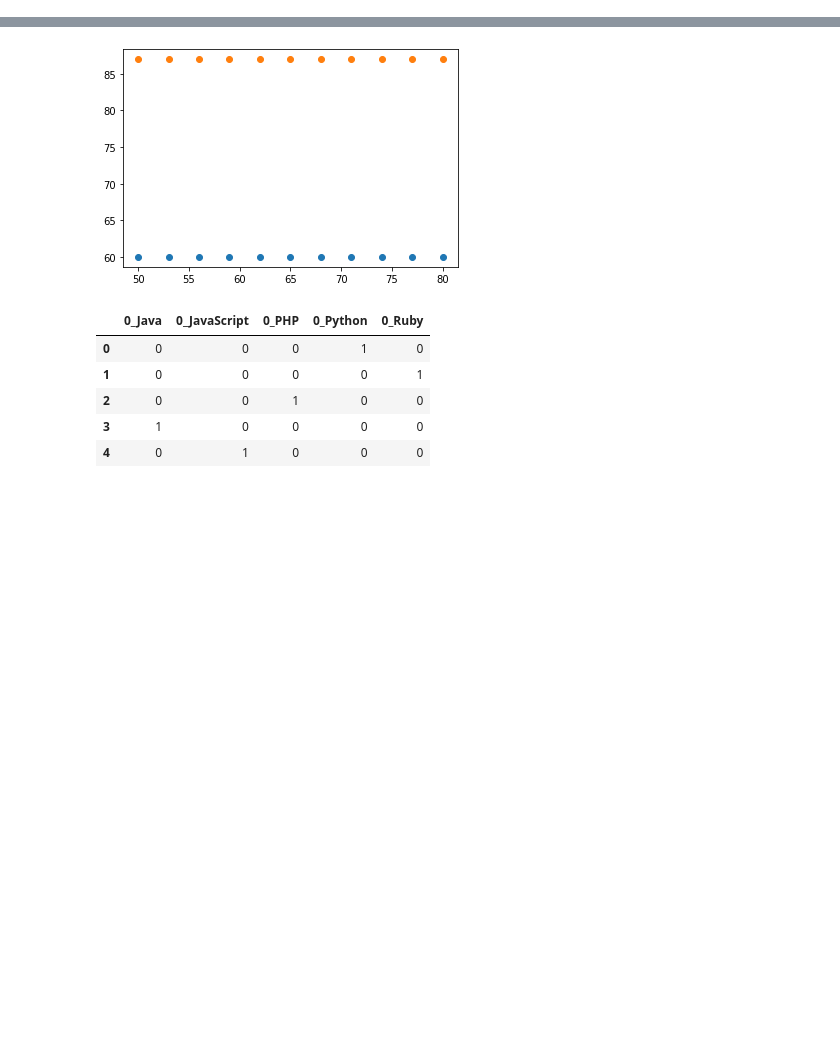
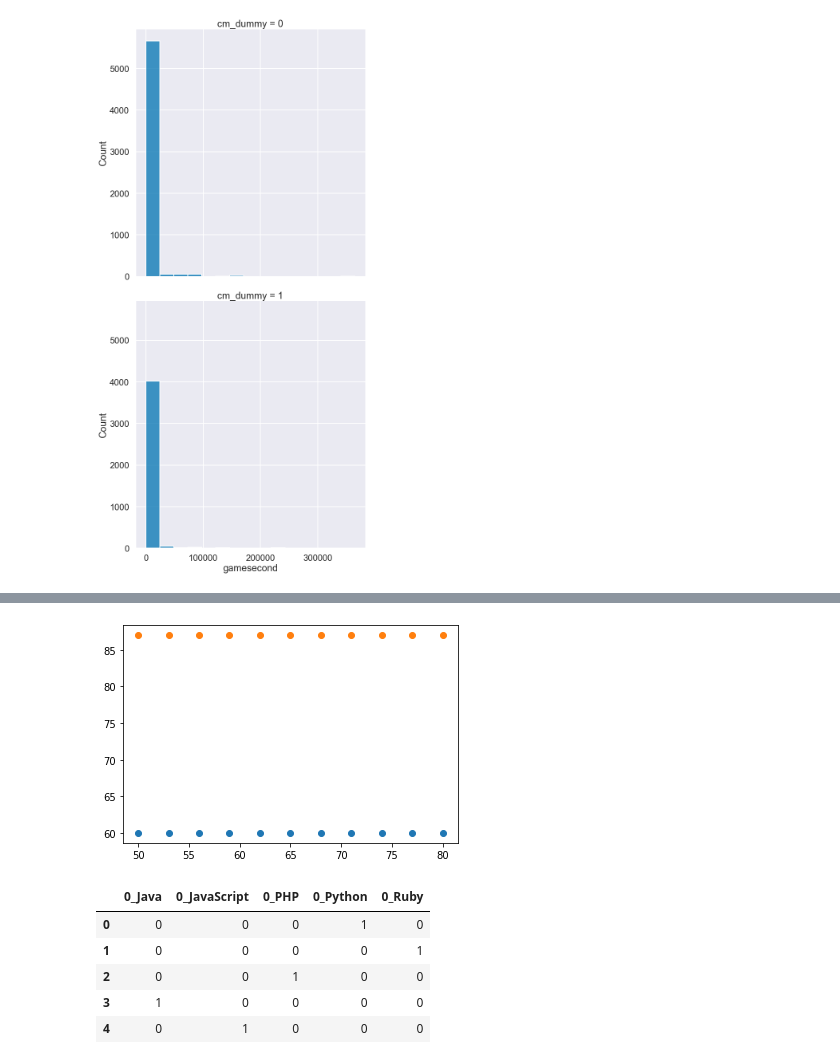
Before and after one commit to tsuchida5030/techgym_ai, a Jupyter notebook: Chapter_1/AI_running_1.ipynb, the cells around one changed output, grey strips where cells are left out. Saved outputs shown, nothing was run; the diff lists cells and outputs as text; code cells hidden in the pictures; blank space fills up the shorter version.

```diff
--- a/Chapter_1/AI_running_1.ipynb
+++ b/Chapter_1/AI_running_1.ipynb
@@ -113,0 +118,23 @@ FIFA_data.csv EXIST.
+# %%
+import pandas as pd
+import matplotlib.pyplot as plt
+import seaborn as sns
+sns.set_style("darkgrid")
+sns.set_context("poster")
+
+q_data_x = pd.read_csv(
+    'https://raw.githubusercontent.com/iwanami-datascience/vol3/master/kato%26hoshino/q_data_x.csv'
+)
+
+(
+    sns.displot(
+        data=q_data_x,
+        x='gamesecond',
+        col='cm_dummy',
+        col_wrap=1,
+        height=10,
+    )
+    .savefig('gamesecond.jpg')
+)
+# %% [output]
+[figure, added]
```
Also changed, not shown: parts of 9 cells of this notebook, 5 other files.
